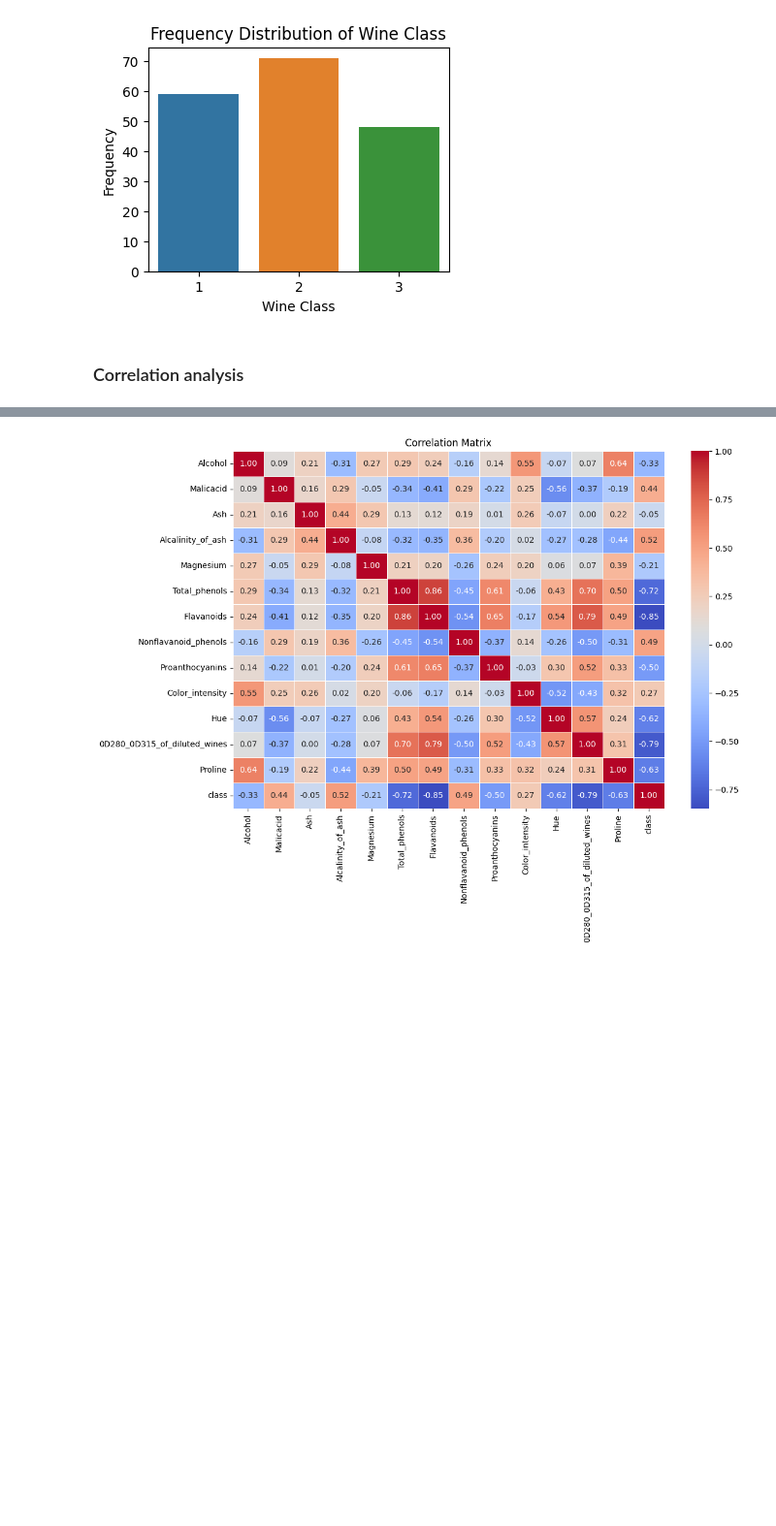
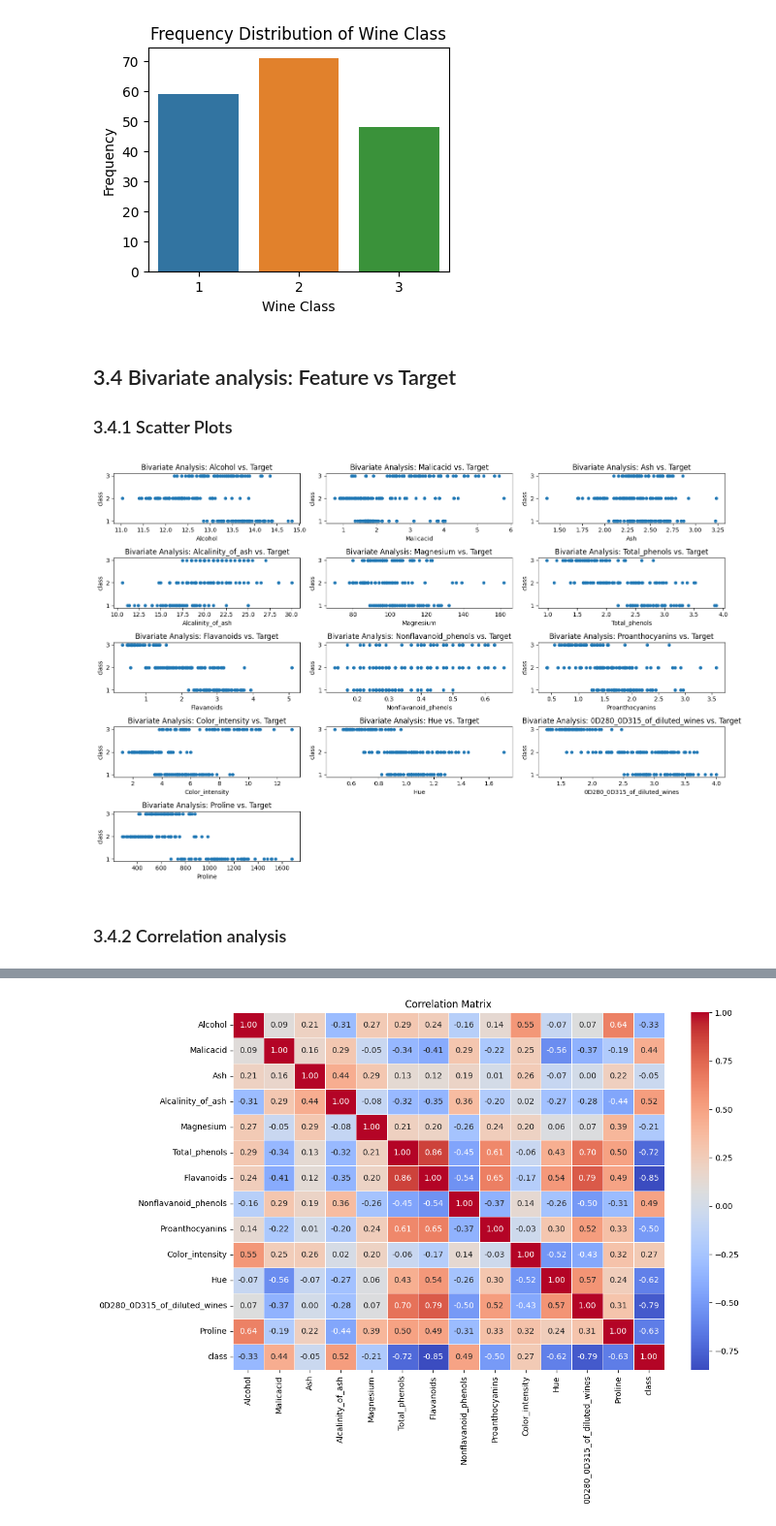
Before and after one commit to j-c-carr/Real-Estate-and-Wine-Quality-Prediction, a Jupyter notebook: data_analysis/wine_analysis.ipynb, the cells around one changed output, grey strips where cells are left out. Shown at 97% size. Saved outputs shown, nothing was run; the diff lists cells and outputs as text; code cells hidden in the pictures; blank space fills up the shorter version.

Commit message:
correlation and scatter plots

```diff
--- a/data_analysis/wine_analysis.ipynb
+++ b/data_analysis/wine_analysis.ipynb
@@ -138,5 +141,28 @@ plt.title('Frequency Distribution of Wine Class')
 plt.show()
 # %% [output]
 [figure]
+# %% [markdown]
+## 3.4 Bivariate analysis: Feature vs Target
+### 3.4.1 Scatter Plots
+# %%
+# Comparing all features with target
+num_rows = (wine_df.shape[1] - 1) // 3 + 1
+num_cols = min(wine_df.shape[1] - 1, 3)
+
+fig, axs = plt.subplots(num_rows, num_cols, figsize=(15, 10))
+axs = axs.flatten()
+
+for i, feature in enumerate(wine_df.columns[:-1]):
+    wine_df.plot.scatter(x=feature, y='class', ax=axs[i])
+    axs[i].set_title(f'Bivariate Analysis: {feature} vs. Target')
+
+# Remove any empty subplots
+for j in range(len(wine_df.columns[:-1]), len(axs)):
+    fig.delaxes(axs[j])
+
+plt.tight_layout()
+plt.show()
+# %% [output]
+[figure, added]
 # %% [markdown]
-### Correlation analysis
+### 3.4.2 Correlation analysis
```
Also changed, not shown: parts of 8 cells of this notebook.
